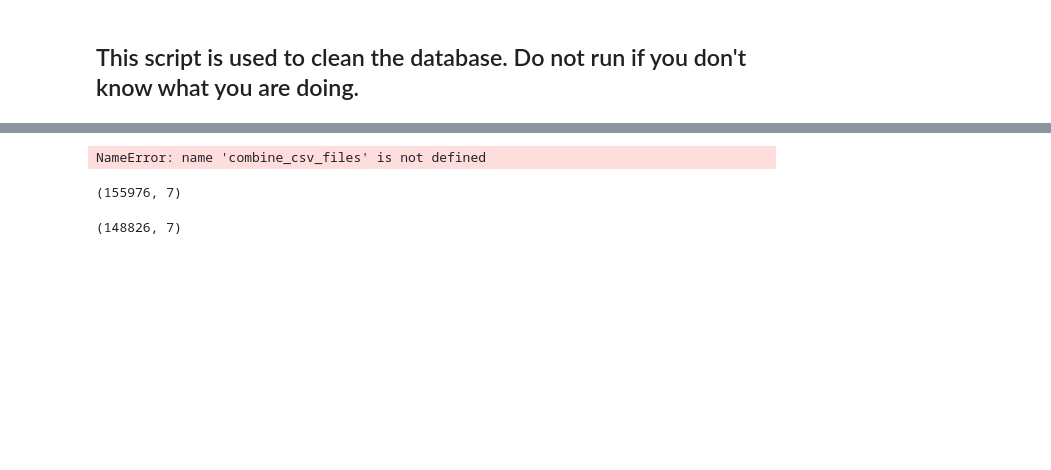
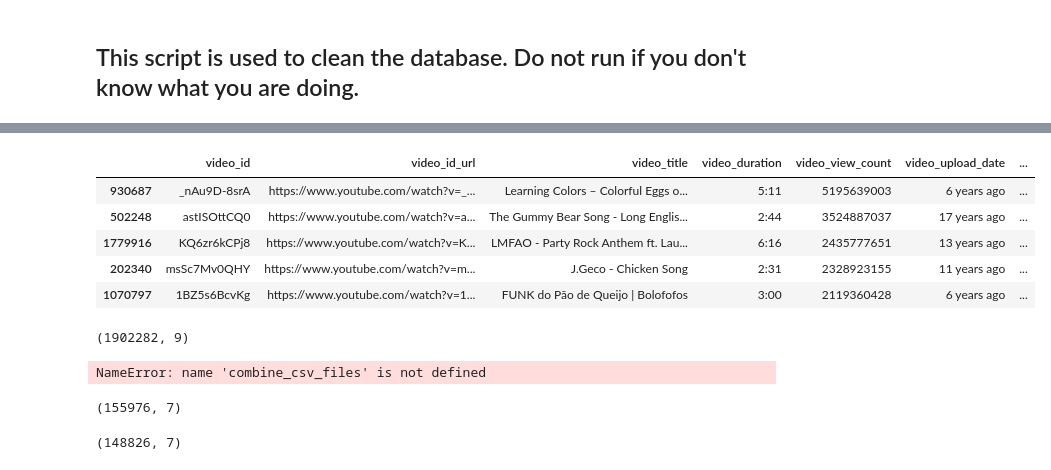
Before and after one commit to chaorders1/youtube-stats, a Jupyter notebook: src/utils/csv_operate.ipynb, the cells around one changed output, grey strips where cells are left out. Saved outputs shown, nothing was run; the diff lists cells and outputs as text; code cells hidden in the pictures; blank space fills up the shorter version.

```diff
--- a/src/utils/csv_operate.ipynb
+++ b/src/utils/csv_operate.ipynb
@@ -5,0 +48,22 @@ from pathlib import Path
+# %%
+# 移除逗号并转换为数值类型，无法转换的值将变为 NaN
+df['video_view_count'] = pd.to_numeric(df['video_view_count'].str.replace(',', ''), errors='coerce')
+
+# 选择如何处理 NaN 值，例如填充为 0
+df['video_view_count'] = df['video_view_count'].fillna(0).astype(int)
+
+# 现在再次排序
+df = df.sort_values(by=['video_view_count', 'video_publish_date_absolute'], ascending=[False, False])
+# %%
+df.head()
+# %% [output]
+|  | video_id | video_id_url | video_title | video_duration | video_view_count | video_upload_date | ... |
+| 930687 | _nAu9D-8srA | https://www.youtube.com/watch?v=_... | Learning Colors – Colorful Eggs o... | 5:11 | 5195639003 | 6 years ago | ... |
+| 502248 | astISOttCQ0 | https://www.youtube.com/watch?v=a... | The Gummy Bear Song - Long Englis... | 2:44 | 3524887037 | 17 years ago | ... |
+| 1779916 | KQ6zr6kCPj8 | https://www.youtube.com/watch?v=K... | LMFAO - Party Rock Anthem ft. Lau... | 6:16 | 2435777651 | 13 years ago | ... |
+| 202340 | msSc7Mv0QHY | https://www.youtube.com/watch?v=m... | J.Geco - Chicken Song | 2:31 | 2328923155 | 11 years ago | ... |
+| 1070797 | 1BZ5s6BcvKg | https://www.youtube.com/watch?v=1... | FUNK do Pão de Queijo | Bolofofos | 3:00 | 2119360428 | 6 years ago | ... |
+# %%
+df.shape
+# %% [output]
+(1902282, 9)
```
Also changed, not shown: parts of 8 cells of this notebook, 1 other file.
